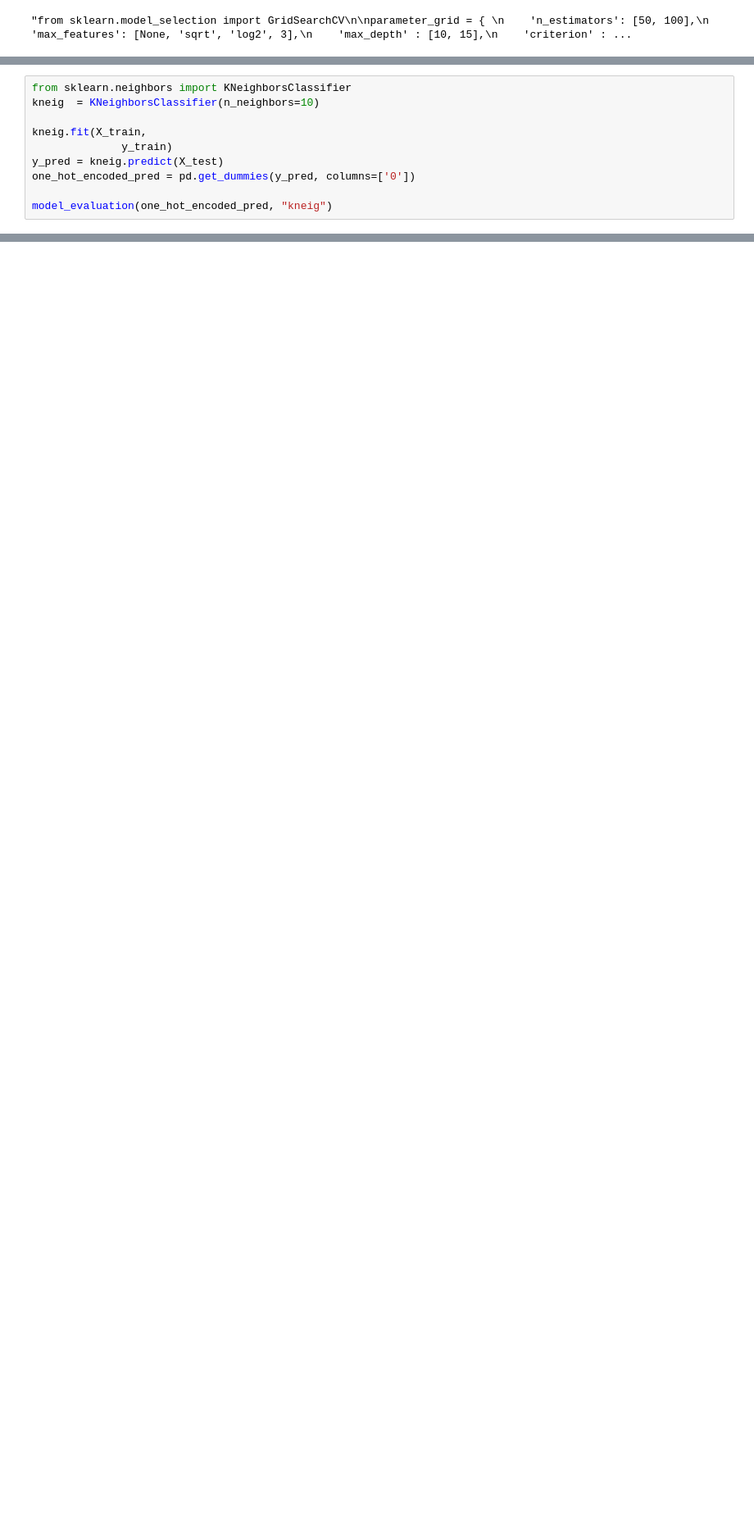
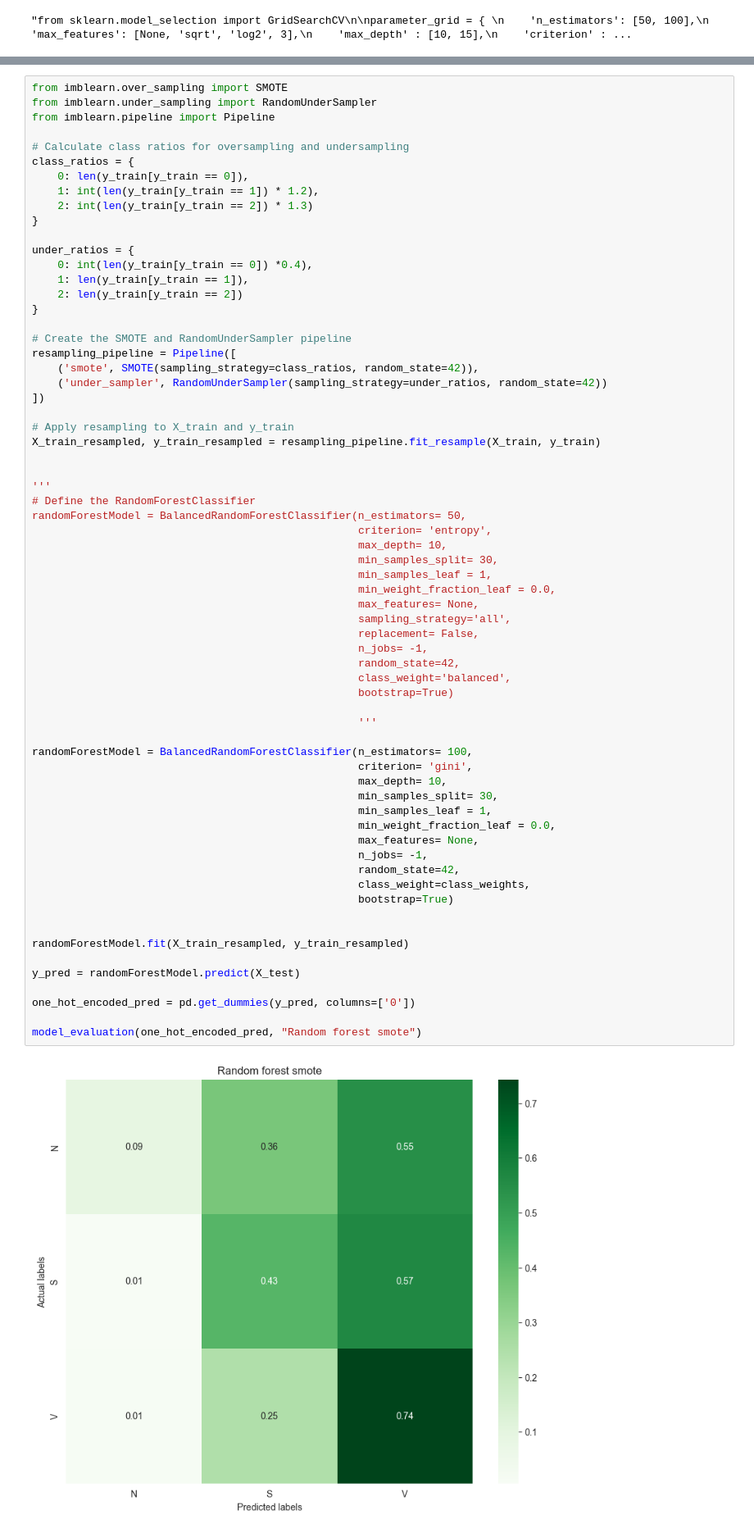
Before and after one commit to eleonora11sala/AI-project, a Jupyter notebook: ExperimentalModel.ipynb, the cells around one changed output, grey strips where cells are left out. Shown at 82% size. Drawn from its saved outputs; the diff is of its cells as text; blank space fills up the shorter version.

```diff
--- a/ExperimentalModel.ipynb
+++ b/ExperimentalModel.ipynb
@@ -342,10 +484,0 @@ model_evaluation(one_hot_encoded_pred, "Random forest balanced")
-# %%
-from sklearn.neighbors import KNeighborsClassifier
-kneig  = KNeighborsClassifier(n_neighbors=10)
-
-kneig.fit(X_train,
-              y_train)
-y_pred = kneig.predict(X_test)
-one_hot_encoded_pred = pd.get_dummies(y_pred, columns=['0'])
-
-model_evaluation(one_hot_encoded_pred, "kneig")
@@ -391,0 +487,68 @@ ValueError: For multi-output, class_weight should be a list of dicts, or a valid
+# %%
+from imblearn.over_sampling import SMOTE
+from imblearn.under_sampling import RandomUnderSampler
+from imblearn.pipeline import Pipeline
+
+# Calculate class ratios for oversampling and undersampling
+class_ratios = {
+    0: len(y_train[y_train == 0]),
+    1: int(len(y_train[y_train == 1]) * 1.2),
+    2: int(len(y_train[y_train == 2]) * 1.3)
+}
+
+under_ratios = {
+    0: int(len(y_train[y_train == 0]) *0.4),
+    1: len(y_train[y_train == 1]),
+    2: len(y_train[y_train == 2])
+}
+
+# Create the SMOTE and RandomUnderSampler pipeline
+resampling_pipeline = Pipeline([
+    ('smote', SMOTE(sampling_strategy=class_ratios, random_state=42)),
+    ('under_sampler', RandomUnderSampler(sampling_strategy=under_ratios, random_state=42))
+])
+
+# Apply resampling to X_train and y_train
+X_train_resampled, y_train_resampled = resampling_pipeline.fit_resample(X_train, y_train)
+
+
+'''
+# Define the RandomForestClassifier
+randomForestModel = BalancedRandomForestClassifier(n_estimators= 50,
+                                                   criterion= 'entropy',
+                                                   max_depth= 10,
+                                                   min_samples_split= 30,
+                                                   min_samples_leaf = 1,
+                                                   min_weight_fraction_leaf = 0.0,
+                                                   max_features= None,
+                                                   sampling_strategy='all',
+                                                   replacement= False,
+                                                   n_jobs= -1,
+                                                   random_state=42,
+                                                   class_weight='balanced',
+                                                   bootstrap=True)
+
+                                                   '''
+
+randomForestModel = BalancedRandomForestClassifier(n_estimators= 100,
+                                                   criterion= 'gini',
+                                                   max_depth= 10,
+                                                   min_samples_split= 30,
+                                                   min_samples_leaf = 1,
+                                                   min_weight_fraction_leaf = 0.0,
+                                                   max_features= None,
+                                                   n_jobs= -1,
+                                                   random_state=42,
+                                                   class_weight=class_weights,
+                                                   bootstrap=True)
+
+
+randomForestModel.fit(X_train_resampled, y_train_resampled)
+
+y_pred = randomForestModel.predict(X_test)
+
+one_hot_encoded_pred = pd.get_dummies(y_pred, columns=['0'])
+
+model_evaluation(one_hot_encoded_pred, "Random forest smote")
+# %% [output]
+[figure, added]
```
Also changed, not shown: parts of 43 cells of this notebook.
